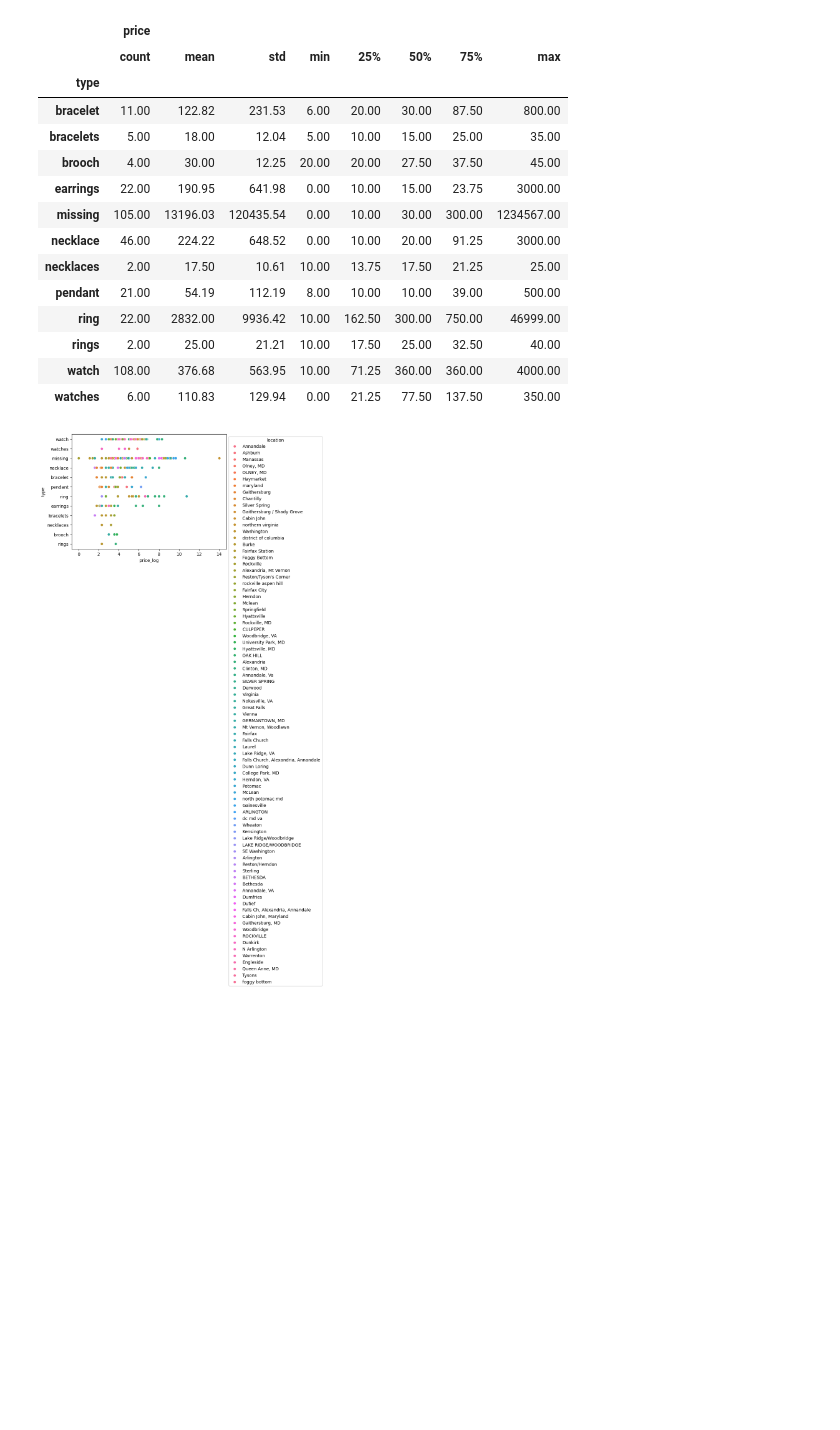
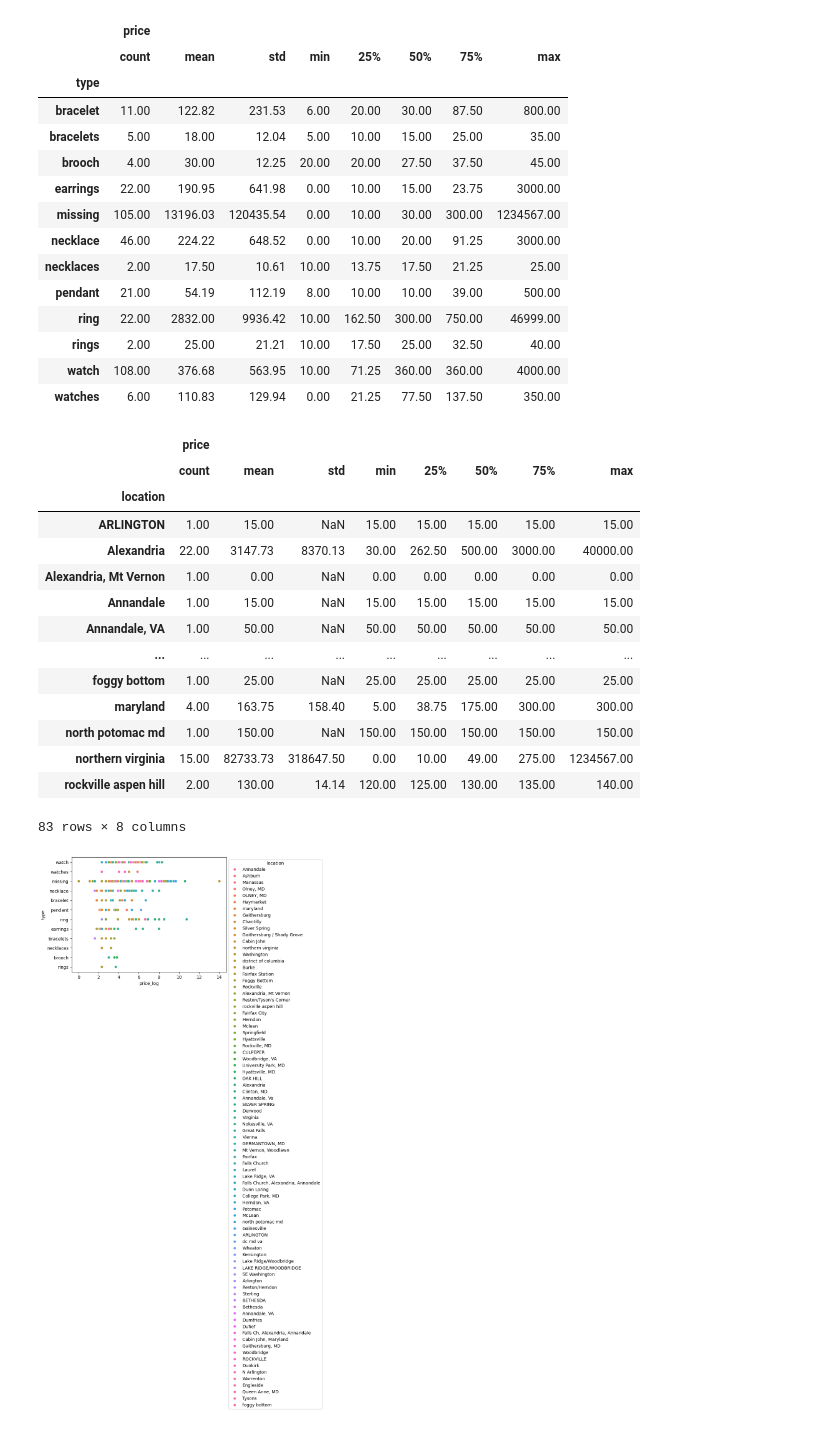
Before and after one commit to gffiveash/Labs, a Jupyter notebook: lab_notebook.ipynb, the cells around one changed output. Drawn from its saved outputs; the diff is of its cells as text; code cells hidden in the pictures; blank space fills up the shorter version.

```diff
--- a/lab_notebook.ipynb
+++ b/lab_notebook.ipynb
@@ -264,6 +264,25 @@ df.loc[:,['price','type']].groupby('type').describe()
 | rings | 2.00 | 25.00 | 21.21 | 10.00 | 17.50 | 25.00 | 32.50 | 40.00 |
 | watch | 108.00 | 376.68 | 563.95 | 10.00 | 71.25 | 360.00 | 360.00 | 4000.00 |
 | watches | 6.00 | 110.83 | 129.94 | 0.00 | 21.25 | 77.50 | 137.50 | 350.00 |
+# %%
+# Price by location:
+df.loc[:,['price','location']].groupby('location').describe()
+# %% [output]
+|  | price |  |  |  |  |  |  |  |
+|  | count | mean | std | min | 25% | 50% | 75% | max |
+| location |  |  |  |  |  |  |  |  |
+| ARLINGTON | 1.00 | 15.00 | NaN | 15.00 | 15.00 | 15.00 | 15.00 | 15.00 |
+| Alexandria | 22.00 | 3147.73 | 8370.13 | 30.00 | 262.50 | 500.00 | 3000.00 | 40000.00 |
+| Alexandria, Mt Vernon | 1.00 | 0.00 | NaN | 0.00 | 0.00 | 0.00 | 0.00 | 0.00 |
+| Annandale | 1.00 | 15.00 | NaN | 15.00 | 15.00 | 15.00 | 15.00 | 15.00 |
+| Annandale, VA | 1.00 | 50.00 | NaN | 50.00 | 50.00 | 50.00 | 50.00 | 50.00 |
+| ... | ... | ... | ... | ... | ... | ... | ... | ... |
+| foggy bottom | 1.00 | 25.00 | NaN | 25.00 | 25.00 | 25.00 | 25.00 | 25.00 |
+| maryland | 4.00 | 163.75 | 158.40 | 5.00 | 38.75 | 175.00 | 300.00 | 300.00 |
+| north potomac md | 1.00 | 150.00 | NaN | 150.00 | 150.00 | 150.00 | 150.00 | 150.00 |
+| northern virginia | 15.00 | 82733.73 | 318647.50 | 0.00 | 10.00 | 49.00 | 275.00 | 1234567.00 |
+| rockville aspen hill | 2.00 | 130.00 | 14.14 | 120.00 | 125.00 | 130.00 | 135.00 | 140.00 |
+83 rows × 8 columns
 # %%
 y=sns.scatterplot(data=df,x='price_log', y='type',hue='location')
 sns.move_legend(y, "upper left", bbox_to_anchor=(1, 1))
```
